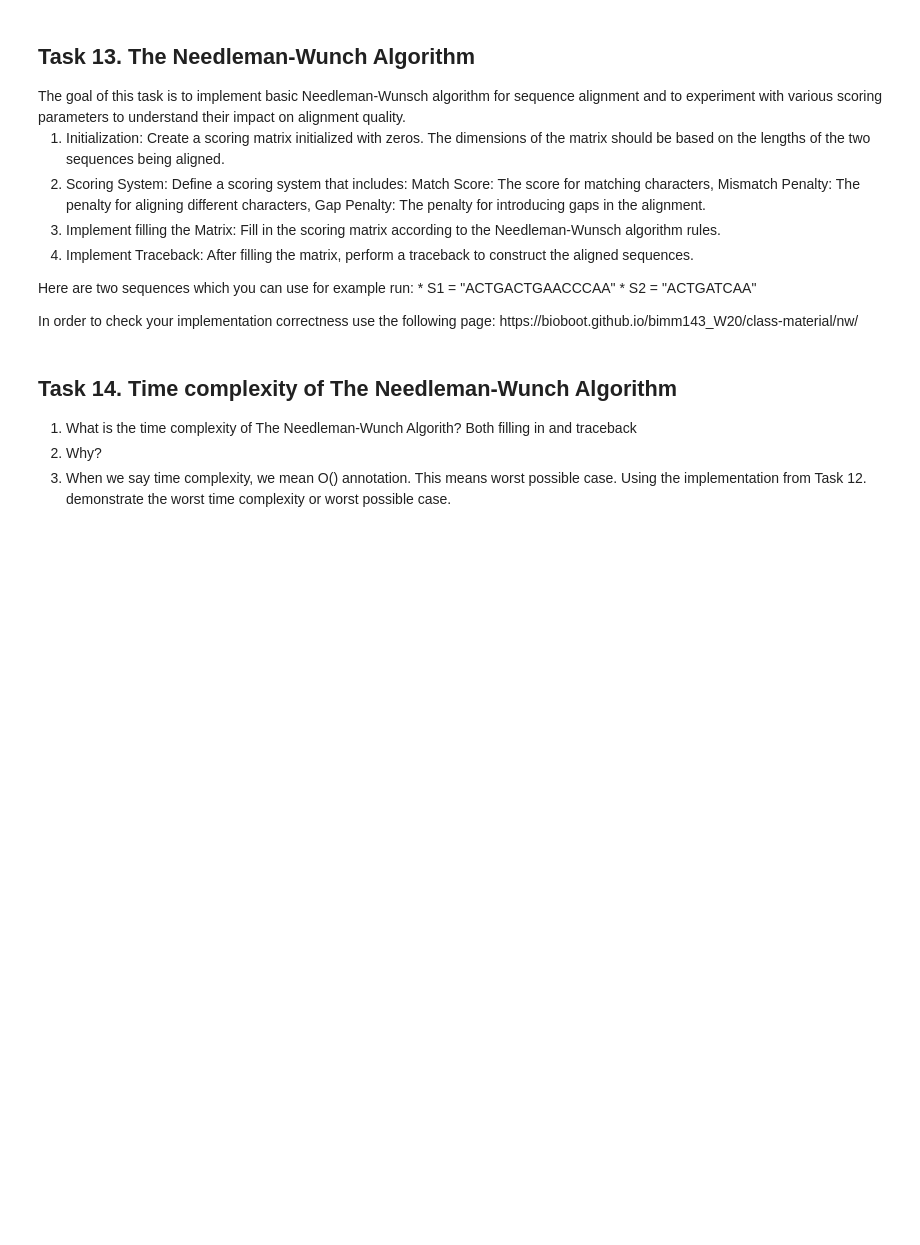
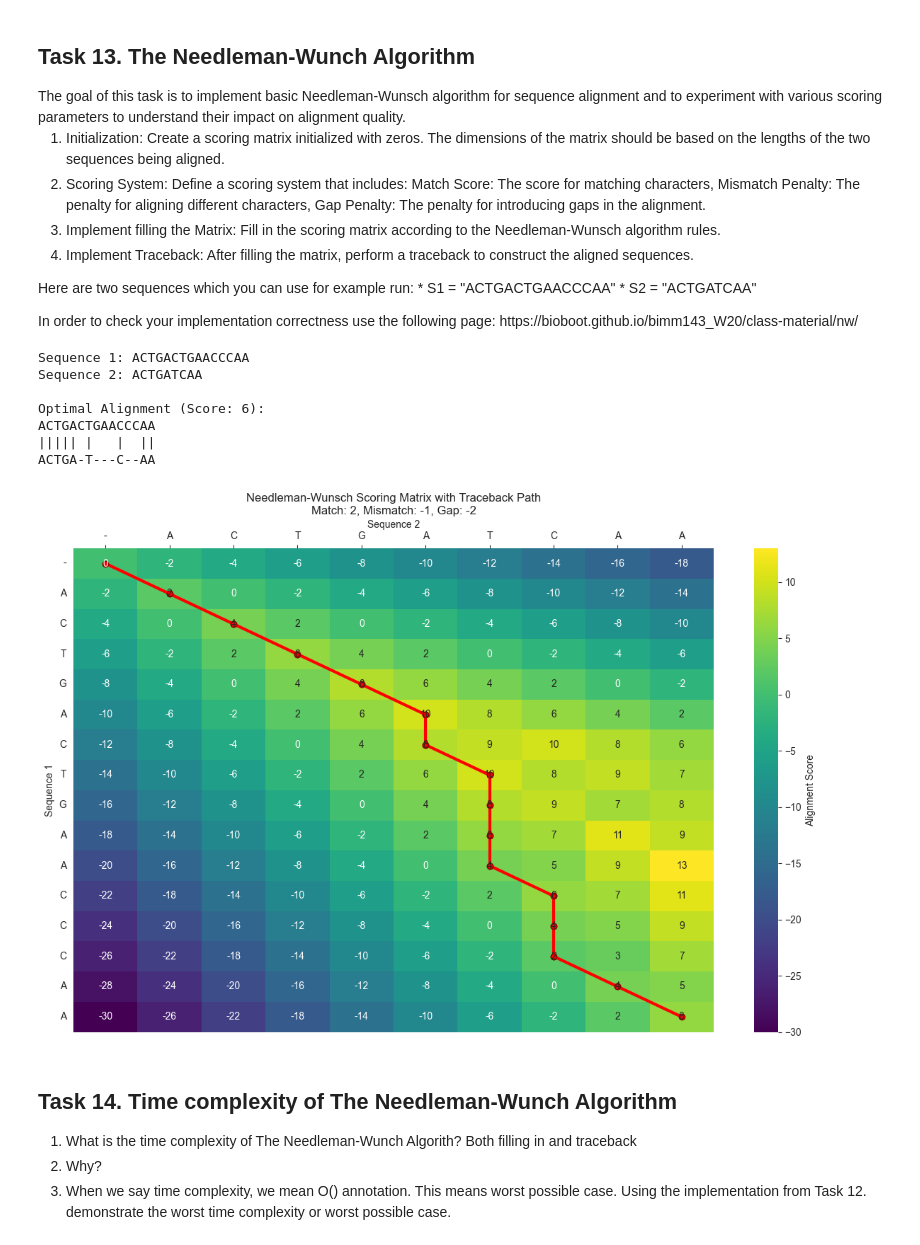
Before and after one commit to ImraKocis/optimization-algorithms-based-on-evolutionary-computing, a Jupyter notebook: ProjectGuide.ipynb, the cells around one changed output. Drawn from its saved outputs; the diff is of its cells as text; code cells hidden in the pictures; blank space fills up the shorter version.

Commit message:
needleman_wunsch algo and visualization

```diff
--- a/ProjectGuide.ipynb
+++ b/ProjectGuide.ipynb
@@ -1056,3 +1048,40 @@ def traceback():
+# %%
+from algorithms.needleman_wunsch.needleman_wunsch import NeedlemanWunsch
+
+aligner = NeedlemanWunsch(match_score=2, mismatch_penalty=-1, gap_penalty=-2)
+
+seq1 = "ACTGACTGAACCCAA"
+seq2 = "ACTGATCAA"
+
+print(f"Sequence 1: {seq1}")
+print(f"Sequence 2: {seq2}")
+
+aligned_seq1, aligned_seq2, score = aligner.align(seq1, seq2, "gap_priority")
+
+print(f"\nOptimal Alignment (Score: {score}):")
+print(f"{aligned_seq1}")
+
+alignment_visual = ""
+for a, b in zip(aligned_seq1, aligned_seq2):
+    if a == b:
+        alignment_visual += "|"
+    elif a == "-" or b == "-":
+        alignment_visual += " "
+    else:
+        alignment_visual += "."
+print(f"{alignment_visual}")
+print(f"{aligned_seq2}")
+
+aligner.visualize()
+# %% [output]
+Sequence 1: ACTGACTGAACCCAA
+Sequence 2: ACTGATCAA
+
+Optimal Alignment (Score: 6):
+ACTGACTGAACCCAA
+||||| |   |  ||
+ACTGA-T---C--AA
+[figure, added]
 # %% [markdown]
 <h2> Task 14. Time complexity of The Needleman-Wunch Algorithm </h2>
 
```
Also changed, not shown: parts of 1 cell of this notebook, 3 other files.
